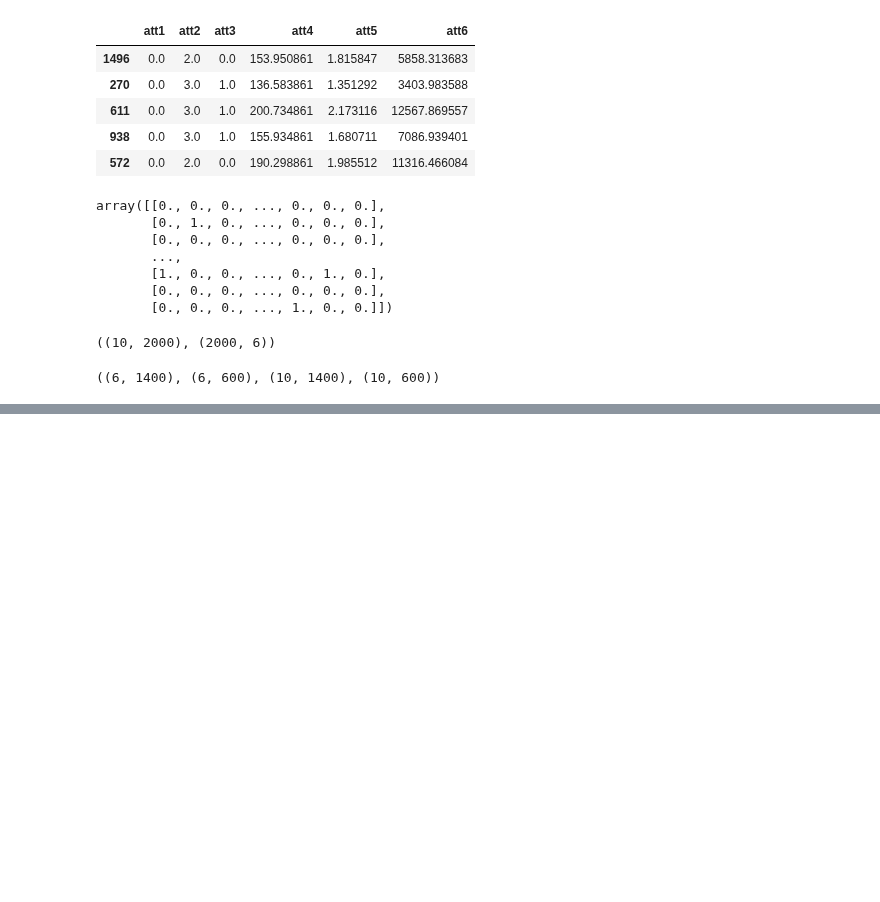
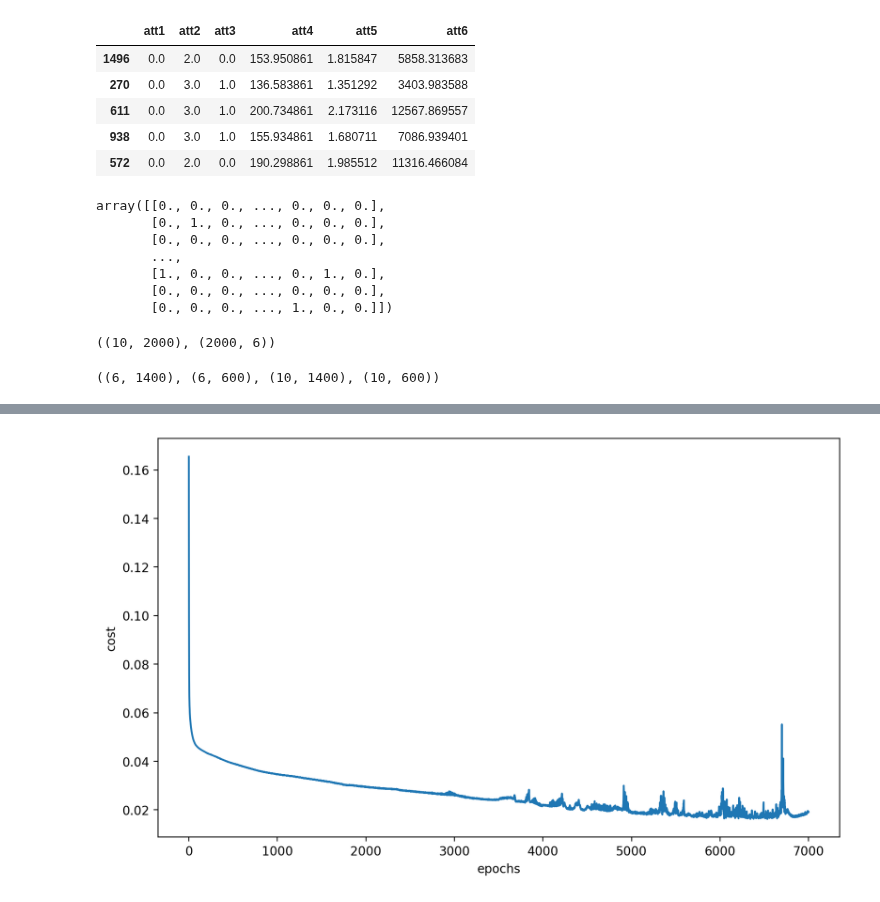
Before and after one commit to CyberKnight1803/ML_Assignment, a Jupyter notebook: ANN/ANN.ipynb, the cells around one changed output, grey strips where cells are left out. Cells and saved outputs as stored; diff of their text form; code cells hidden in the pictures; blank space fills up the shorter version.

```diff
--- a/ANN/ANN.ipynb
+++ b/ANN/ANN.ipynb
@@ -114,0 +115,27 @@ MODEL1.accPlot()
+# %%
+ARCHITECTURE_2 = {
+    'layer_dims' : [X_train.shape[0], 64, 32, y_train.shape[0]],
+    'lRate' : 0.1,
+    'epochs' : 7000,
+    'activation' : 'LeakyReLu',
+    'initializer' : 'He',
+    'GD_type' : 'MiniBatchGD',
+    'batch_size' : 128,
+    'optimizer' : 'Momentum',
+    'momentum' : 0.9,
+    'Regularizer' : None,
+    'Regularizer_const' : None,
+}
+MODEL2 = DNN(ARCHITECTURE_2['layer_dims'], lRate=ARCHITECTURE_2['lRate'], epochs=ARCHITECTURE_2['epochs'],
+activation=ARCHITECTURE_2['activation'], initializer=ARCHITECTURE_2['initializer'],
+GD_type=ARCHITECTURE_2['GD_type'], batch_size=ARCHITECTURE_2['batch_size'],
+optimizer=ARCHITECTURE_2['optimizer'], momentum=ARCHITECTURE_2['momentum'],
+regularizer=ARCHITECTURE_2['Regularizer'], regularizer_const=ARCHITECTURE_2['Regularizer_const'])
+
+
+costs2 = MODEL2.fit(X_train, y_train, print_cost=True)
+train_acc = MODEL2.accuracy(X_train, y_train)
+test_acc = MODEL2.accuracy(X_test, y_test)
+SAVE(ARCHITECTURE_2, train_acc, test_acc, 'exp')
+print(f'Train Acc : {train_acc}')
+print(f'Test Acc : {test_acc}')
@@ -114,0 +160,4 @@ MODEL1.accPlot()
+# %%
+MODEL2.costPlot()
+# %% [output]
+[figure, added]
```
Also changed, not shown: parts of 6 cells of this notebook, 4 other files.
